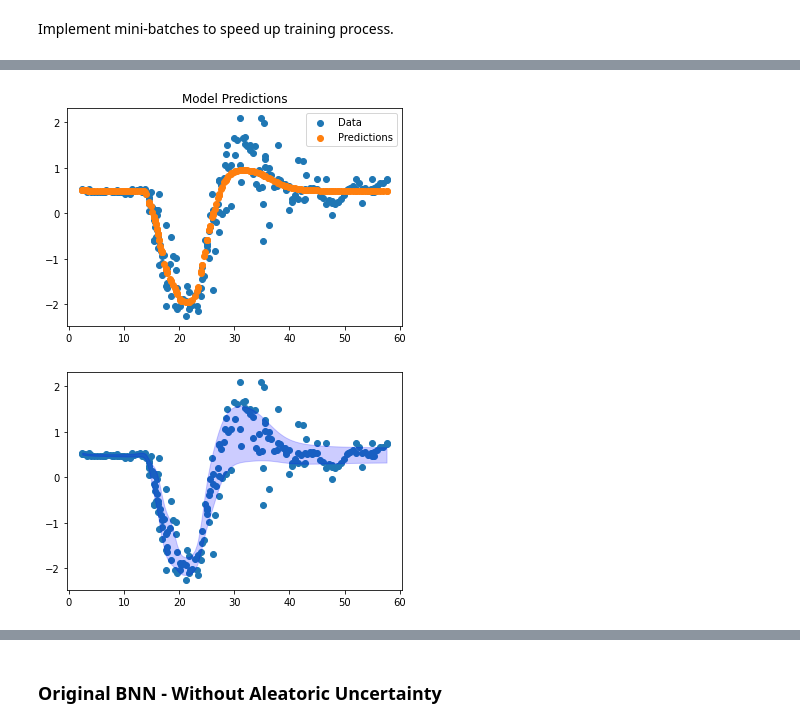
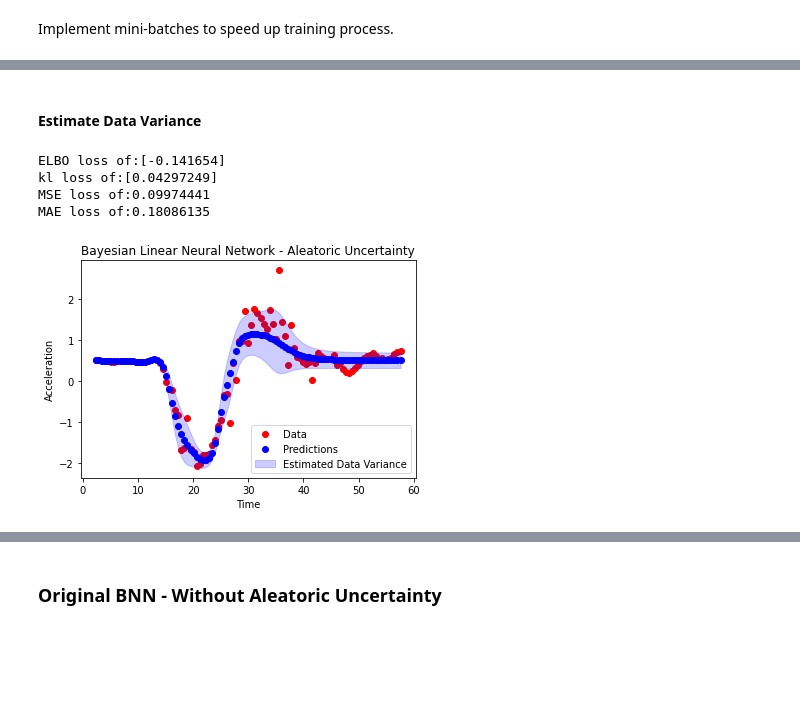
Before and after one commit to nalatraz/DeepLearning_Project7a, a Jupyter notebook: Bayesian Linear - Motorcycle Test.ipynb, the cells around one changed output, grey strips where cells are left out. Drawn from its saved outputs; the diff is of its cells as text; code cells hidden in the pictures; blank space fills up the shorter version.

```diff
--- a/Bayesian Linear - Motorcycle Test.ipynb
+++ b/Bayesian Linear - Motorcycle Test.ipynb
@@ -27,3 +32,8 @@ random.seed(10)
+# %%
+mse_loss = nn.MSELoss()
+mae_loss = nn.L1Loss()
+kl_loss = BKLLoss(reduction='mean', last_layer_only=False)
+kl_weight = 0.01
 # %% [markdown]
 ### Load data
 Format for Bayesian NN. Visualisation of the time series.
@@ -113,15 +147,9 @@ y = y.float()
 class Net(Module):
     def __init__(self, n_feature, n_hidden, n_output):
         super(Net, self).__init__()
-        #self.hidden1 = nn.Linear(in_features=n_feature, out_features=n_hidden, bias=True)
-        #self.hidden2 = nn.Linear(in_features=n_hidden, out_features=n_hidden, bias=True)
-        #self.predict = nn.Linear(in_features=n_hidden, out_features=n_output, bias=True)
         self.hidden1 = BayesLinear(prior_mu=0, prior_sigma=0.1, in_features=n_feature, out_features=n_hidden, bias=True)   # hidden layer
         self.hidden2 = BayesLinear(prior_mu=0, prior_sigma=0.1, in_features=n_hidden, out_features=n_hidden, bias=True)
         self.predict = BayesLinear(prior_mu=0, prior_sigma=0.1, in_features=n_hidden, out_features=n_output, bias=True)   # output layer
-
-        #self.mean_est = BayesLinear(prior_mu=0, prior_sigma=0.1, in_features=n_hidden, out_features=n_output, bias=True)
-        #self.logvar_est = BayesLinear(prior_mu=0, prior_sigma=0.1, in_features=n_hidden, out_features=n_output, bias=True)
 
     def forward(self, x):
         x = torch.tanh(self.hidden1(x))      # activation function for hidden layer
@@ -131,14 +159,11 @@ class Net(Module):
         mu, log_std = x.chunk(2, dim=1)
 
         dist = Normal(mu, torch.exp(log_std))
-        #mean = self.mean_est(x)
-        #log_var = self.logvar_est(x)
 
-        #return mean, log_var
         return dist
 
-net = Net(n_feature=1, n_hidden=50, n_output=2)     # define the network
-print(net)  # net architecture
+net_BNN_aleatoric = Net(n_feature=1, n_hidden=50, n_output=2)     # define the network
+print(net_BNN_aleatoric)  # net architecture
 # %% [output]
 Net(
   (hidden1): BayesLinear(prior_mu=0, prior_sigma=0.1, in_features=1, out_features=50, bias=True)
@@ -237,19 +239,32 @@ for epoch in range(n_epochs):
+# %% [markdown]
+#### Estimate Data Variance
 # %%
-prediction = net(x.float())
+prediction = net_BNN_aleatoric(x_test)
 mean = prediction.loc.squeeze().detach().numpy()
 std = prediction.scale.squeeze().detach().numpy()
 
-plt.figure()
-plt.scatter(x, y, label='Data')
-plt.scatter(x, mean, label='Predictions')
-plt.title('Model Predictions')
-plt.legend()
-plt.show()
+mse = mse_loss(prediction.loc.squeeze(), y_test.squeeze().float())
+mae = mae_loss(prediction.loc.squeeze(), y_test.squeeze().float())
+kl_divergence = kl_weight * kl_loss(net_BNN_aleatoric)
+ELBO = mse + kl_divergence
+
+print('ELBO loss of:' + str(loss.detach().numpy()))
+print('kl loss of:' + str((kl_weight*kl).detach().numpy()))
+print('MSE loss of:' + str(mse.detach().numpy()))
+print('MAE loss of:' + str(mae.detach().numpy()))
 
 plt.figure()
-plt.scatter(x, y)
-plt.fill_between(x_sorted, mean - std, mean + std, color='b', alpha=0.2)
+plt.scatter(x_test, y_test, color='r', label='Data')
+plt.scatter(x_test, mean, color='b', label='Predictions')
+plt.fill_between(x_test.squeeze(), mean - std, mean + std, color='b', alpha=0.2, label='Estimated Data Variance')
+plt.xlabel('Time')
+plt.ylabel('Acceleration')
+plt.legend(loc='lower right')
+plt.title('Bayesian Linear Neural Network - Aleatoric Uncertainty')
 plt.show()
 # %% [output]
+ELBO loss of:[-0.141654]
+kl loss of:[0.04297249]
+MSE loss of:0.09974441
+MAE loss of:0.18086135
-[figure, old version]
+[figure, new version]
-[figure, removed]
```
Also changed, not shown: parts of 32 cells of this notebook, 1 other file.
